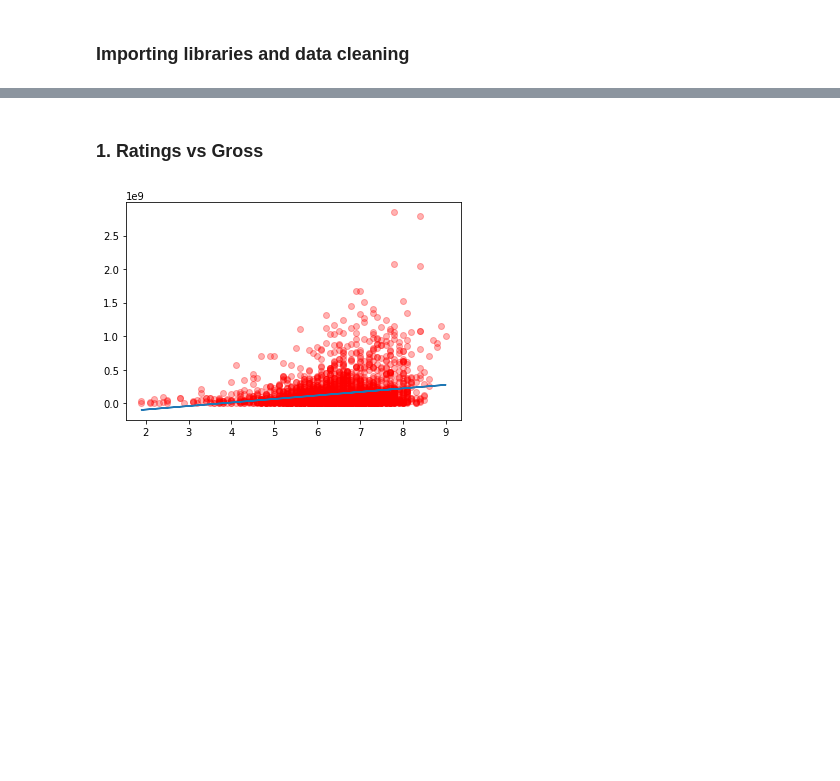
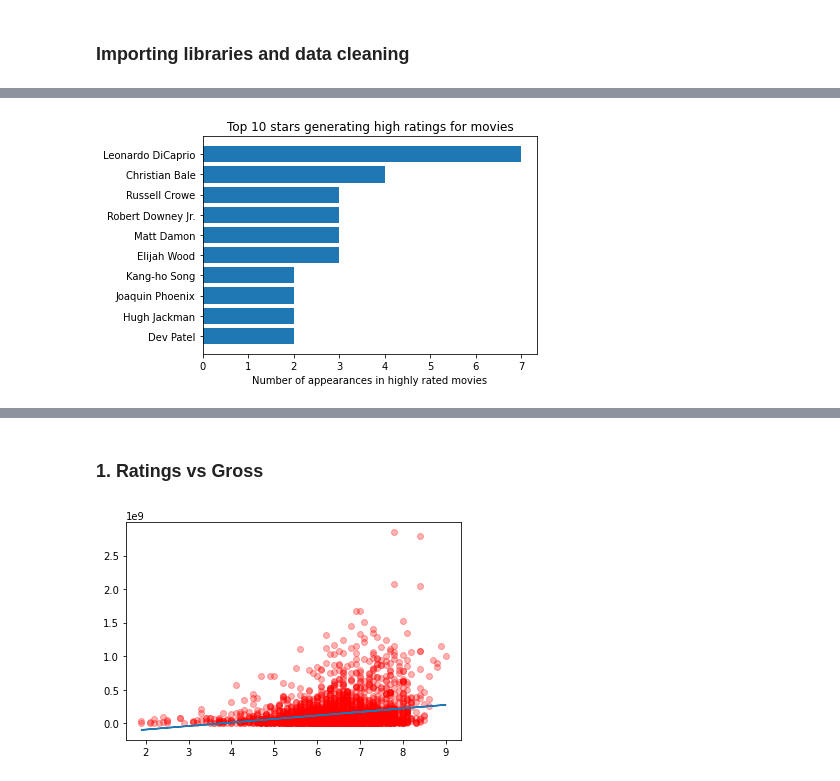
Before and after one commit to soaza/dao2702-project, a Jupyter notebook: movies_analysis.ipynb, the cells around one changed output, grey strips where cells are left out. Saved outputs shown, nothing was run; the diff lists cells and outputs as text; code cells hidden in the pictures; blank space fills up the shorter version.

Commit message:
Merge into analysis

```diff
--- a/movies_analysis.ipynb
+++ b/movies_analysis.ipynb
@@ -9,11 +9,37 @@ import matplotlib.pyplot as plt
 pd.set_option('display.float_format', lambda x: '%.3f' % x)
 
 CSV_PATH = 'movies.csv'
-
 df = pd.read_csv(CSV_PATH)
 
 
 # We filter movies after year 2000
-cleaned_df = df[df['year'] >= 2000]
+df = df[df['year'] >= 2000]
 # We drop NaN rows
-cleaned_df = cleaned_df.dropna()
+df = df.dropna()
+
+# helper function to extract release country
+def obtainCountry(string):
+    idx1 = string.index("(")
+    idx2 = string.index(")")
+    return string[idx1 + 1: idx2]
+
+df["releaseCountry"] = df["released"].apply(obtainCountry)
+
+# helper function to categorise runtime into bins
+def categoriseRuntime(runtime):
+    if runtime < 60.0:
+        return "< 60"
+    elif runtime < 90.0:
+        return "60 - 89"
+    elif runtime < 120.0:
+        return "90 - 119"
+    elif runtime < 150.0:
+        return "120 - 149"
+    elif runtime < 180.0:
+        return "150 - 179"
+    elif runtime < 210.0:
+        return "180 - 209"
+    else:
+        return ">= 210"
+
+df["duration"] = df["runtime"].apply(categoriseRuntime)
@@ -19,0 +90,13 @@ cleaned_df = cleaned_df.dropna()
+# %%
+topscores = df[df["score"] >= 8.0]
+top10stars_score = topscores[["star", "score"]].groupby("star").count().reset_index().nlargest(10, "score")
+top10stars_score = top10stars_score.rename(columns={"score": "appearances"})
+top10stars_score = top10stars_score.sort_values("appearances")
+
+fig, ax = plt.subplots()
+ax.barh(top10stars_score["star"], top10stars_score["appearances"])
+plt.title("Top 10 stars generating high ratings for movies")
+plt.xlabel("Number of appearances in highly rated movies")
+plt.show()
+# %% [output]
+[figure, added]
```
Also changed, not shown: parts of 14 cells of this notebook.
